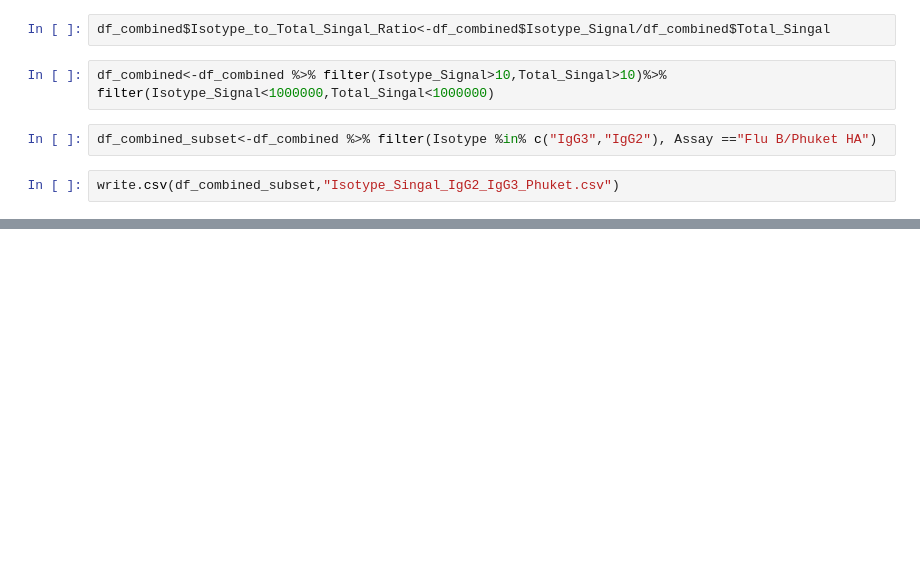
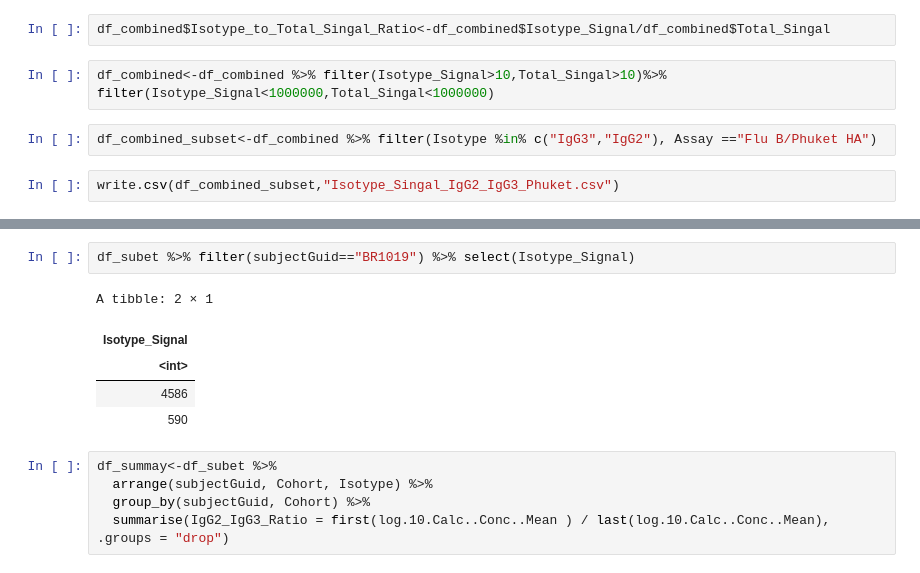
Before and after one commit to aifimmunology/IHA-Figure, a Jupyter notebook: Figure4/10_Isotype_MSD/01_Processing.ipynb, the cells around one changed output, grey strips where cells are left out. Cells and saved outputs as stored; diff of their text form; blank space fills up the shorter version.

```diff
--- a/Figure4/10_Isotype_MSD/01_Processing.ipynb
+++ b/Figure4/10_Isotype_MSD/01_Processing.ipynb
@@ -85,0 +115,13 @@ write.csv(df_combined_subset,"Isotype_Singal_IgG2_IgG3_Phuket.csv")
+# %%
+df_subet %>% filter(subjectGuid=="BR1019") %>% select(Isotype_Signal)
+# %% [output]
+A tibble: 2 × 1
+| Isotype_Signal |
+| <int> |
+| 4586 |
+| 590 |
+# %%
+df_summay<-df_subet %>%
+  arrange(subjectGuid, Cohort, Isotype) %>%
+  group_by(subjectGuid, Cohort) %>%
+  summarise(IgG2_IgG3_Ratio = first(log.10.Calc..Conc..Mean	) / last(log.10.Calc..Conc..Mean), .groups = "drop")
```
Also changed, not shown: parts of 5 cells of this notebook, 22 other files.
